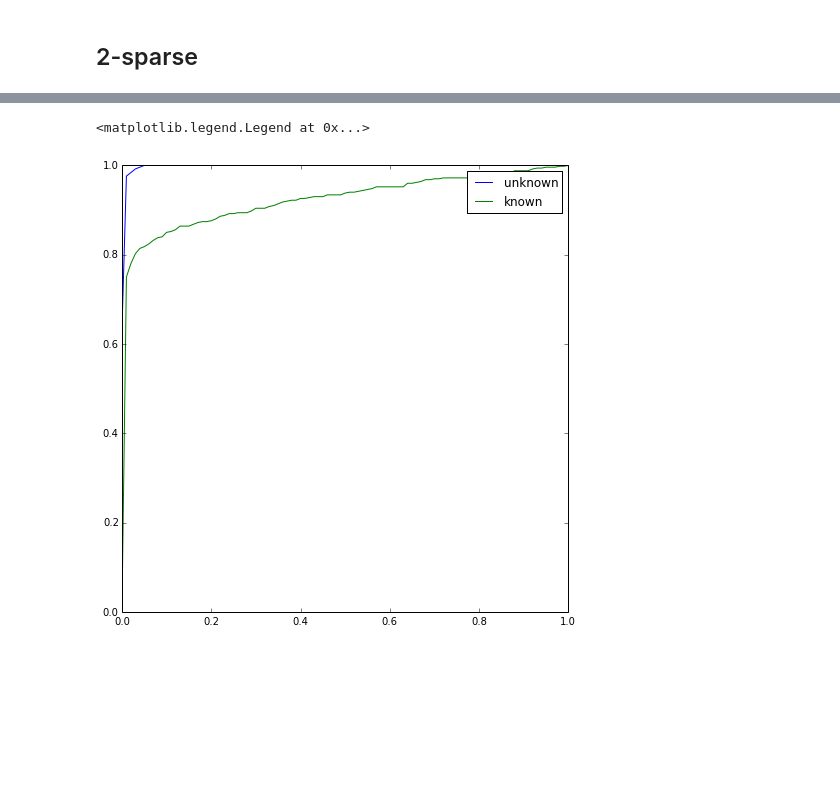
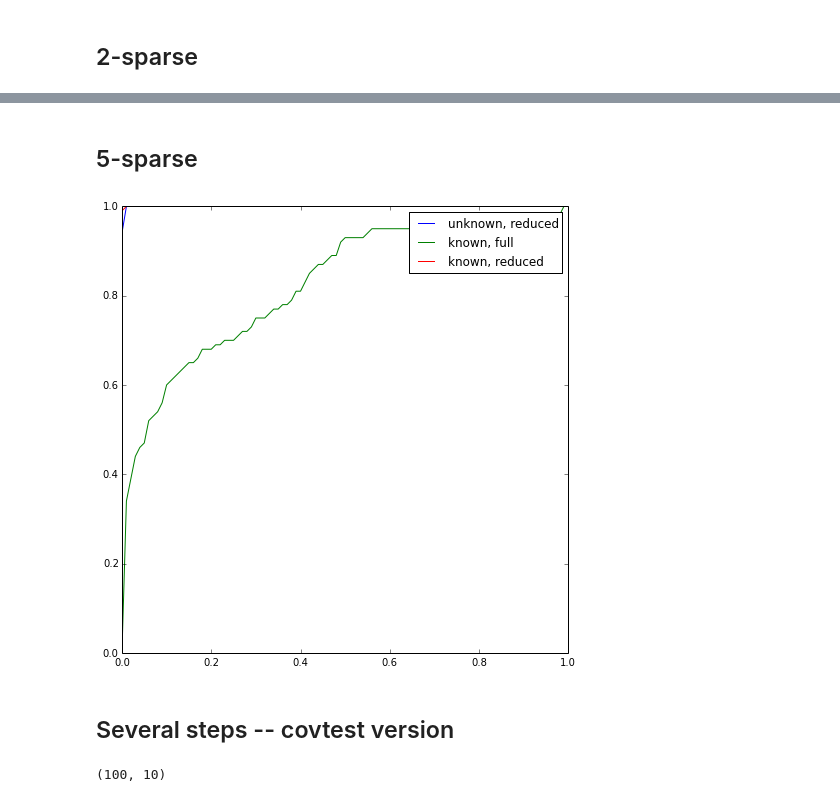
Before and after one commit to selective-inference/Python-software, a Jupyter notebook: notebooks/covtest.ipynb, the cells around one changed output, grey strips where cells are left out. Cells and saved outputs as stored; diff of their text form; code cells hidden in the pictures; blank space fills up the shorter version.

```diff
--- a/notebooks/covtest.ipynb
+++ b/notebooks/covtest.ipynb
@@ -106 +69,12 @@ plt.legend()
+# %% [markdown]
+## 5-sparse
+# %%
+beta = np.zeros(p)
+for i in range(5):
+    beta[i] = 3
+simulation(beta)
+# %% [output]
+[figure, added]
+# %% [markdown]
+## Several steps -- covtest version
 # %%
@@ -116,8 +99,4 @@ for _ in range(nsim):
-# %%
-plt.figure(figsize=(8,8))
-plt.plot(g, ECDF(P)(g), label='unknown')
-plt.plot(g, ECDF(Pk)(g), label='known')
-plt.legend()
-# %% [output]
-<matplotlib.legend.Legend at 0x...>
-[figure, removed]
+# %%
+np.array(Pu).shape
+# %% [output]
+(100, 10)
```
Also changed, not shown: parts of 14 cells of this notebook, 5 other files.
